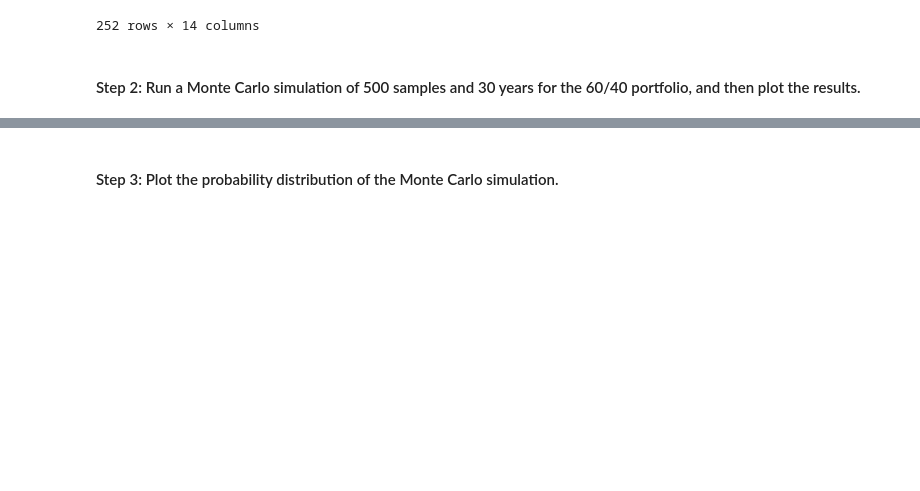
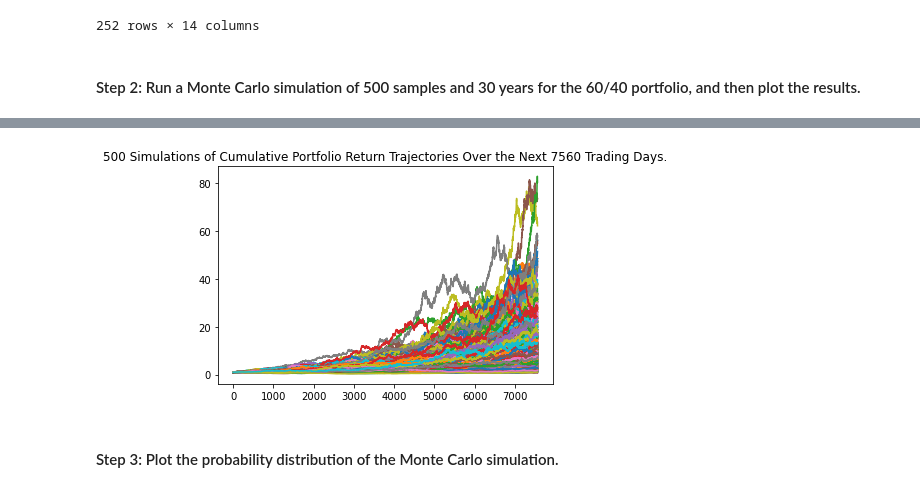
Before and after one commit to severo-fernandez/module_5_challenge, a Jupyter notebook: financial_planning_tools.ipynb, the cells around one changed output, grey strips where cells are left out. Saved outputs shown, nothing was run; the diff lists cells and outputs as text; code cells hidden in the pictures; blank space fills up the shorter version.

```diff
--- a/financial_planning_tools.ipynb
+++ b/financial_planning_tools.ipynb
@@ -551,7 +580,12 @@ display(long_term_prices_df.head(),long_term_prices_df.tail(252))
 # Configure the Monte Carlo simulation to forecast 30 years cumulative returns
 # The weights should be split 40% to AGG and 60% to SPY.
 # Run 500 samples.
-# YOUR CODE HERE
+MC_thirty_year = MCSimulation(
+    portfolio_data= long_term_prices_df,
+    weights=[.40,.60],
+    num_simulation=500,
+    num_trading_days=252 * 30
+)
 
 # Review the simulation input data
-# YOUR CODE HERE
+MC_thirty_year.portfolio_data.head(10)
@@ -561,7 +651,9 @@ display(long_term_prices_df.head(),long_term_prices_df.tail(252))
 # %%
 # Visualize the 30-year Monte Carlo simulation by creating an
 # overlay line plot
-# YOUR CODE HERE
+MC_sim_line_plot = MC_thirty_year.plot_simulation()
+# %% [output]
+[figure, added]
 # %% [markdown]
 #### Step 3: Plot the probability distribution of the Monte Carlo simulation.
 # %%
```
Also changed, not shown: parts of 30 cells of this notebook.
